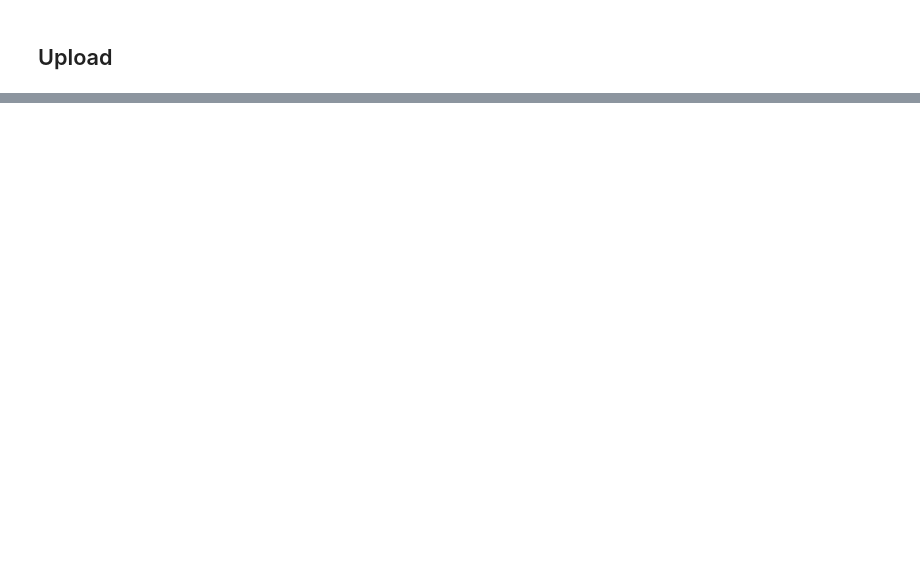
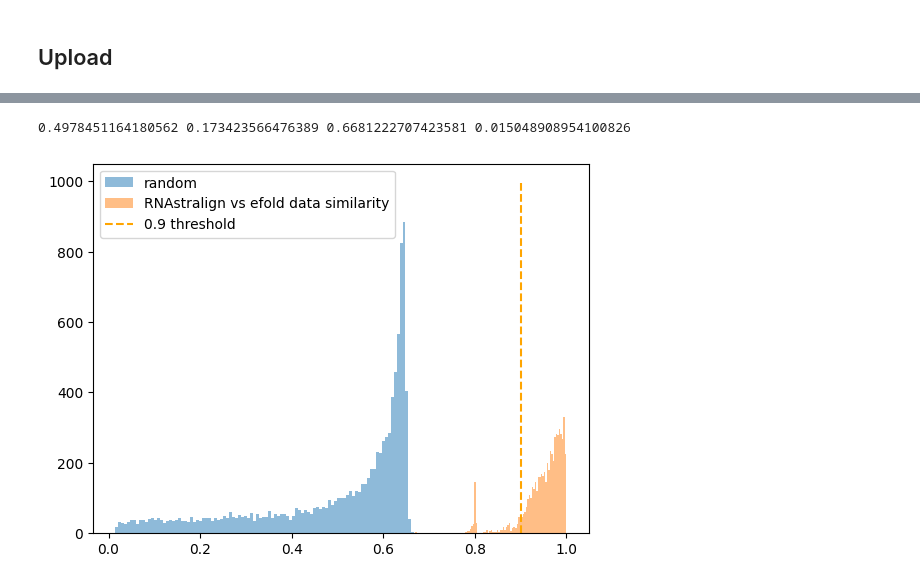
Before and after one commit to rouskinlab/efold_data, a Jupyter notebook: RNAStralign/RNAStralign.ipynb, the cells around one changed output, grey strips where cells are left out. Saved outputs shown, nothing was run; the diff lists cells and outputs as text; code cells hidden in the pictures; blank space fills up the shorter version.

```diff
--- a/RNAStralign/RNAStralign.ipynb
+++ b/RNAStralign/RNAStralign.ipynb
@@ -94,0 +148,25 @@ upload_dataset(
+# %%
+## Random sequences similarity
+
+similarities = []
+for _ in range(10000):
+
+    len1 = np.random.randint(10, 1500)
+    seq1 = ''.join(np.random.choice(['A', 'U', 'G', 'C'], len1))
+
+    len2 = np.random.randint(10, 1500)
+    seq2 = ''.join(np.random.choice(['A', 'U', 'G', 'C'], len2))
+
+    similarities.append(ratio(seq1, seq2))
+
+print(np.mean(similarities), np.std(similarities), np.max(similarities), np.min(similarities))
+# %% [output]
+0.4978451164180562 0.173423566476389 0.6681222707423581 0.015048908954100826
+# %%
+plt.hist(similarities, bins=100, alpha=0.5, label='random')
+plt.hist(max_similarity, bins=100, alpha=0.5, label='RNAstralign vs efold data similarity')
+plt.vlines(threshold, 0, 1000, color='orange', label=f'{threshold} threshold', linestyle='--')
+plt.legend()
+plt.show()
+# %% [output]
+[figure, added]
```
Also changed, not shown: parts of 14 cells of this notebook, 1 other file.
